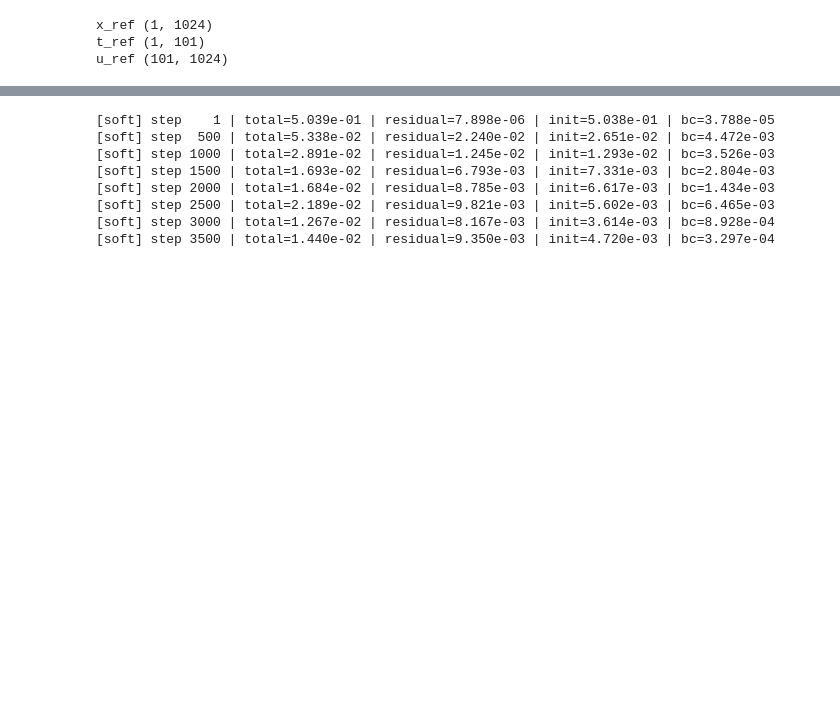
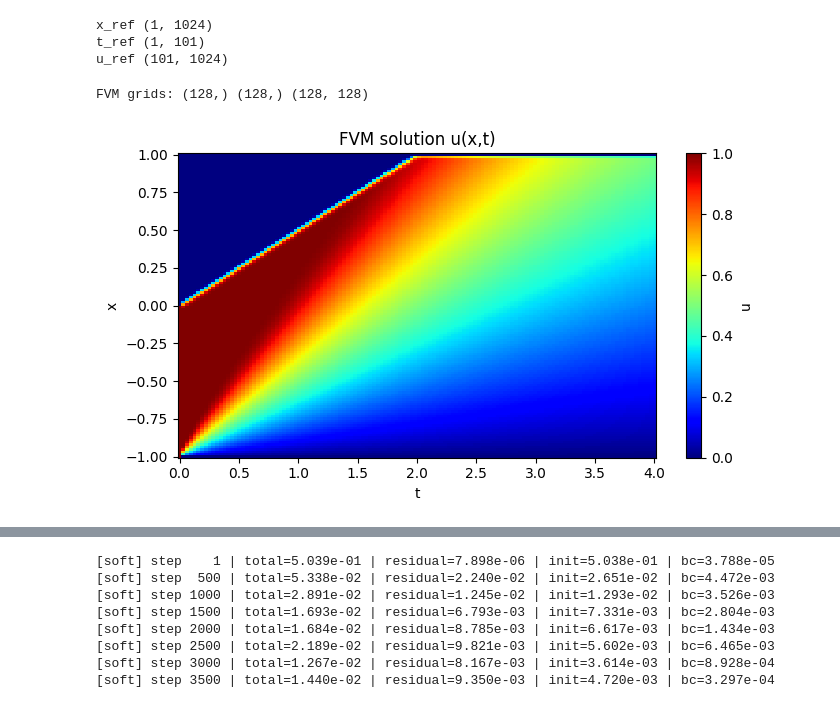
Before and after one commit to D-2n/DL-for-HPDE, a Jupyter notebook: jupyter notebooks/Burgers' Hyperbolic/burgers_pinn_hyperbolic.ipynb, the cells around one changed output, grey strips where cells are left out. Cells and saved outputs as stored; diff of their text form; code cells hidden in the pictures; blank space fills up the shorter version.

```diff
--- a/jupyter notebooks/Burgers' Hyperbolic/burgers_pinn_hyperbolic.ipynb
+++ b/jupyter notebooks/Burgers' Hyperbolic/burgers_pinn_hyperbolic.ipynb
@@ -92,16 +92,17 @@ t_ref (1, 101)
 u_ref (101, 1024)
 # %%
 # FVM baseline to generate experimental data
-def solve_burgers_fvm(nx=256, nt_out=101, x_min=-1.0, x_max=1.0, t_max=1.0,
+def solve_burgers_fvm(nx=256, nt_out=101, x_min=-1.0, x_max=1.0, t_max=4.0,
                       nu=0.01/np.pi, cfl=0.4, noise_std=0.0, seed=42):
     rng = np.random.default_rng(seed)
     x = np.linspace(x_min, x_max, nx)
     dx = x[1] - x[0]
 
     # Initial condition consistent with the classic Burgers setup
-    u = -np.sin(np.pi * x)
-    u[0] = 0.0
-    u[-1] = 0.0
+    # Initial condition (Riemann step)
+    u = np.where(x > 0.0, 0.0, 1.0)
+    #u[0] = 10.0
+    #u[-1] = 0.0
 
     t_out = np.linspace(0.0, t_max, nt_out)
     u_hist = np.zeros((nt_out, nx), dtype=np.float32)
@@ -136,34 +137,38 @@ def solve_burgers_fvm(nx=256, nt_out=101, x_min=-1.0, x_max=1.0, t_max=1.0,
         else:
             u_new[1:-1] = (
                 u[1:-1]
                 - (dt / dx) * (fhat[1:] - fhat[:-1])
             )
         u_new[0] = 0.0
         u_new[-1] = 0.0
 
         u = u_new
         t += dt
 
         while k < nt_out and t >= t_out[k] - 1e-12:
             u_hist[k] = u
             k += 1
 
     if noise_std > 0.0:
         u_hist = u_hist + noise_std * rng.standard_normal(u_hist.shape)
 
     return x, t_out, u_hist
 
-x_fvm, t_fvm, u_fvm = solve_burgers_fvm(nx=1024, nt_out=101, noise_std=0.0, nu = 0, t_max = 1.0)
+
+x_fvm, t_fvm, u_fvm = solve_burgers_fvm(nx=128, nt_out=128, noise_std=0.0, nu = 0, t_max = 4.0)
 print('FVM grids:', x_fvm.shape, t_fvm.shape, u_fvm.shape)
 
 plt.figure(figsize=(7, 4))
 plt.pcolormesh(t_fvm, x_fvm, u_fvm.T, shading='auto', cmap='jet')
 plt.xlabel('t')
 plt.ylabel('x')
 plt.title('FVM solution u(x,t)')
 plt.colorbar(label='u')
 plt.tight_layout()
 plt.show()
+# %% [output]
+FVM grids: (128,) (128,) (128, 128)
+[figure, added]
 # %%
 import scipy.io as sio
 import numpy as np
```
Also changed, not shown: parts of 8 cells of this notebook, 6 other files.
